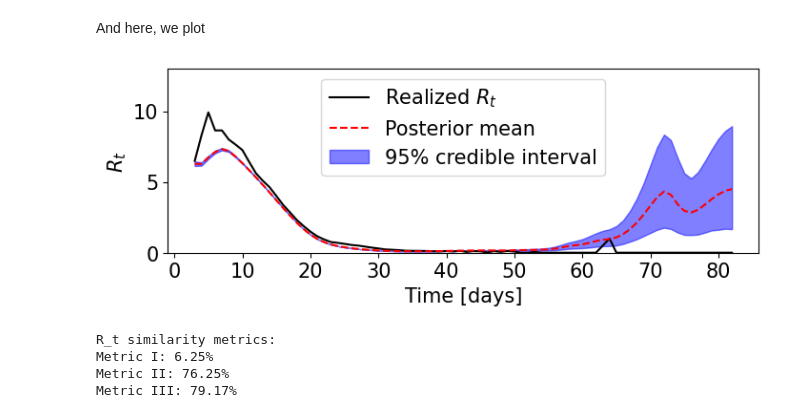
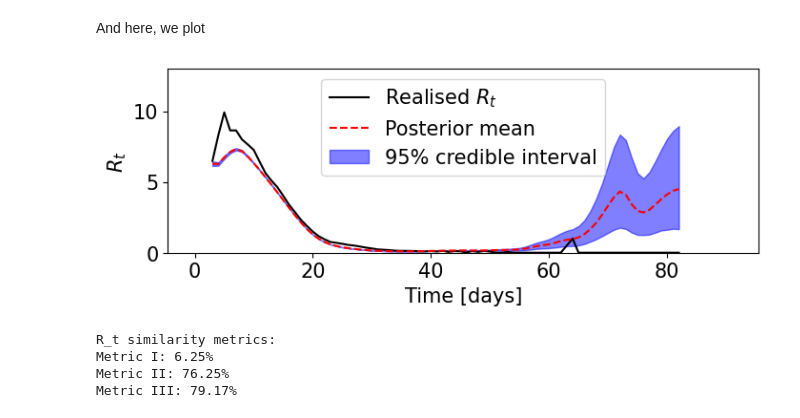
Before and after one commit to SABS-R3-Epidemiology/seirmo, a Jupyter notebook: examples/epiabm_rt_inference/northern_ireland/northern_ireland_rt_inference.ipynb, the cells around one changed output. Saved outputs shown, nothing was run; the diff lists cells and outputs as text; code cells hidden in the pictures.

```diff
--- a/examples/epiabm_rt_inference/northern_ireland/northern_ireland_rt_inference.ipynb
+++ b/examples/epiabm_rt_inference/northern_ireland/northern_ireland_rt_inference.ipynb
@@ -1240,25 +1258,28 @@ trial = "bgk_AR1_prev_10"
 # %%
 if use_stored_data:
     Rt_df_read = pd.read_csv(f"inference_outputs/{radius}/{trial}/Rt.csv", index_col=0)
-    # times_ = Rt_df_read["Time"]
-    true_Rt = Rt_df_read["True Rt"]
-    lower_Rt = Rt_df_read["Lower Rt (2.5%)"]
-    mean_Rt = Rt_df_read["Mean Rt"]
-    upper_Rt = Rt_df_read["Upper Rt (97.5%)"]
+    times_ = Rt_df_read["Time"]
+    true_Rt = Rt_df_read["True Rt"][:truncation_day]
+    lower_Rt = Rt_df_read["Lower Rt (2.5%)"][:scale * truncation_day]
+    mean_Rt = Rt_df_read["Mean Rt"][:scale * truncation_day]
+    upper_Rt = Rt_df_read["Upper Rt (97.5%)"][:scale * truncation_day]
 else:
-    mean_Rt = np.mean(np.array(case_Rt_list), axis=0)
-    std_dev_Rt = np.std(np.array(case_Rt_list), axis=0)
-    upper_Rt = np.percentile(np.array(case_Rt_list), 97.5, axis=0)
-    median_Rt = np.percentile(np.array(case_Rt_list), 50, axis=0)
-    lower_Rt = np.percentile(np.array(case_Rt_list), 2.5, axis=0)
-case_Rt_times = times[:len(mean_Rt)]
+    mean_Rt = np.mean(np.array(case_Rt_list), axis=0)[:scale * truncation_day]
+    std_dev_Rt = np.std(np.array(case_Rt_list), axis=0)[:scale * truncation_day]
+    upper_Rt = np.percentile(np.array(case_Rt_list), 97.5, axis=0)[:scale * truncation_day]
+    median_Rt = np.percentile(np.array(case_Rt_list), 50, axis=0)[:scale * truncation_day]
+    lower_Rt = np.percentile(np.array(case_Rt_list), 2.5, axis=0)[:scale * truncation_day]
+case_Rt_times = times[:truncation_day]
 # plt.plot(truncated_times[0:], secondary_infections_data["R_t"][20:61], 'k',
 #          label="True $R_t$")
 plt.figure(figsize=(8, 2.5))
 # plt.plot(less_times, true_Rt[:], 'k',
 #          label="True $R_t$")
-plt.plot(case_Rt_times, true_Rt[:len(mean_Rt)], 'k',
+plt.plot(case_Rt_times[:truncation_day], true_Rt[:truncation_day], 'k',
          label="Realised $R_t$")
+# plt.plot(times[:scale * truncation_day], mean_Rt[:], '--r', label="Posterior mean")
+# plt.fill_between(times[:scale * truncation_day], lower_Rt[:], upper_Rt[:], alpha=0.5,
+#                  label="95% credible interval", color="blue")
 plt.plot(case_Rt_times, mean_Rt[:], '--r', label="Posterior mean")
 plt.fill_between(case_Rt_times, lower_Rt[:], upper_Rt[:], alpha=0.5,
                  label="95% credible interval", color="blue")
@@ -1268,7 +1289,11 @@ plt.ylabel("$R_t$")
 # plt.ylim(0, 20)
 plt.ylim(0, 13)
 # plt.ylim(0, 16)
+xmin, xmax = -4.5495, 95.5395
+plt.xlim(xmin, xmax)
 plt.legend(loc='upper center')
+# xmin, xmax = plt.gca().get_xlim()
+# print(xmin, xmax)
 # plt.colorbar(cf)
 # plt.show()
 plt.savefig(f"inference_outputs/{radius}/{trial}/inferred_case_R_t_CI_sampled.png", bbox_inches="tight")
@@ -1350,21 +1373,22 @@ And here, we plot
 # %%
 plt.figure(figsize=(8, 2.5))
 plt.plot(times_rm, true_Rt_rm, 'k',
-         label="Realized $R_t$")
+         label="Realised $R_t$")
 plt.plot(times_rm, mean_Rt_rm, '--r', label="Posterior mean")
 plt.fill_between(times_rm, lower_Rt_rm, upper_Rt_rm, alpha=0.5,
                  label="95% credible interval", color="blue")
 plt.xlabel("Time [days]")
 plt.ylabel("$R_t$")
 # plt.title("Inferred $R_t$ for Northern Ireland simulation: Case 2")
 # plt.ylim(0, 20)
 plt.ylim(0, 13)
+plt.xlim(xmin, xmax)
 plt.legend(loc='upper center')
 # plt.colorbar(cf)
 # plt.show()
 plt.savefig(f"renewal_model/{radius}/inferred_Rt_090925.png", bbox_inches="tight")
 # %% [output]
-[figure, old version]
+[figure, new version]
 # %%
 print("R_t similarity metrics:")
 similarity_I_rm = calculate_Rt_similarity_I(true_Rt_rm, lower_Rt_rm, upper_Rt_rm)
```
Also changed, not shown: parts of 19 cells of this notebook.
